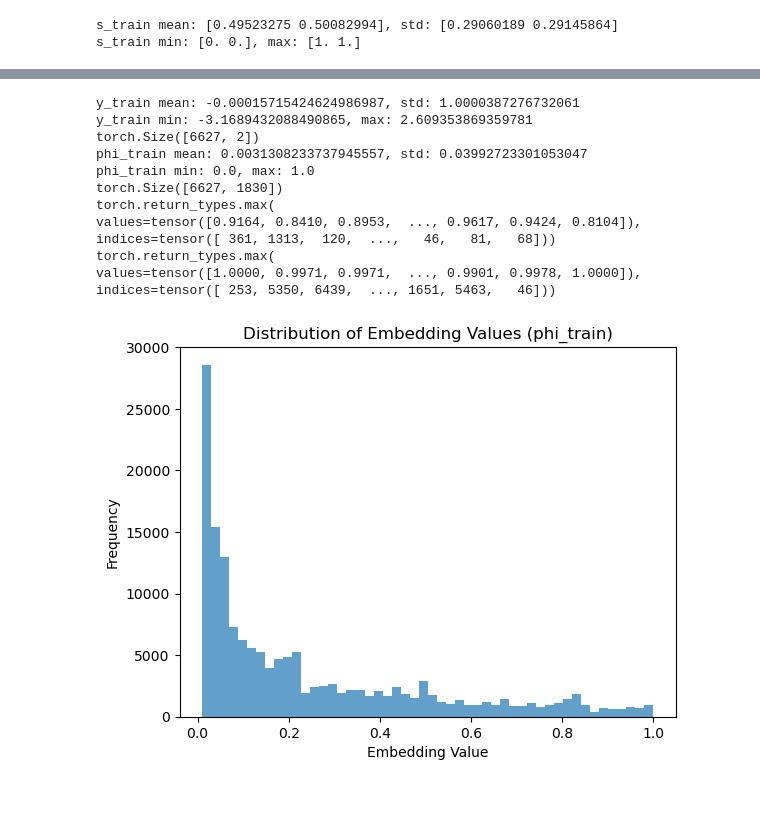
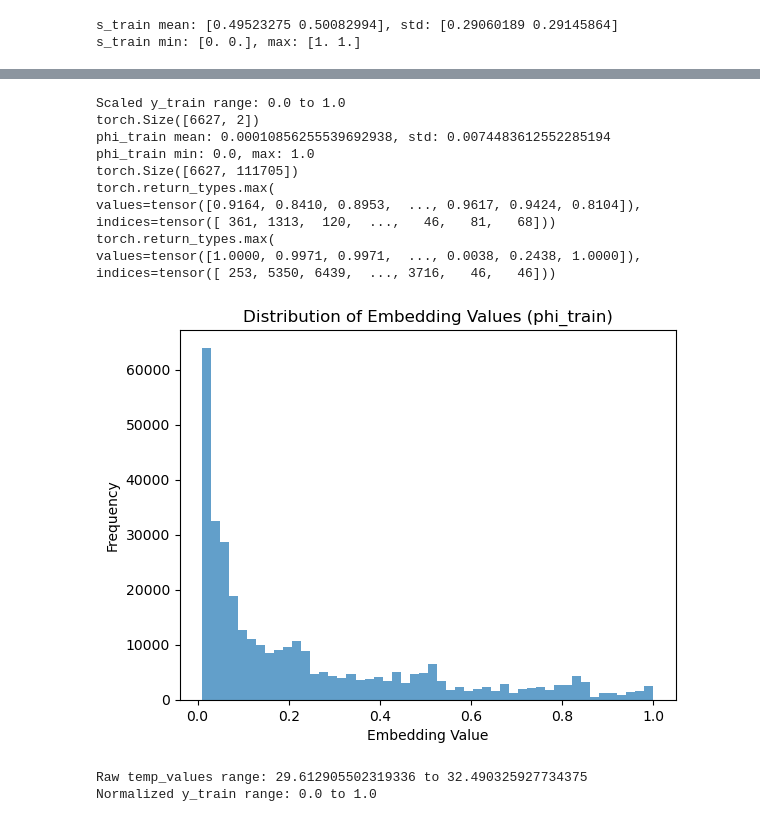
Before and after one commit to elliekkim/deep_ps, a Jupyter notebook: ps_on_durham/dk_ps_durham.ipynb, the cells around one changed output, grey strips where cells are left out. Drawn from its saved outputs; the diff is of its cells as text; code cells hidden in the pictures.

```diff
--- a/ps_on_durham/dk_ps_durham.ipynb
+++ b/ps_on_durham/dk_ps_durham.ipynb
@@ -347,6 +350,4 @@ Text(0.5, 1.0, 'Distribution of Temperature Values')
 # %%
-
-
 s_train, s_val, y_train, y_val, M_train, M_val = train_test_split(grid_points, temp_values, M, test_size=0.2, random_state=42)
 s_test = grid_points  # Use the full grid as the test set
 
@@ -357,7 +358,7 @@ M_val = torch.tensor(M_val, dtype=torch.float32)
 # Define model parameters
 num_hidden_layers = 1
 hidden_dims = 100
-K = 3  # embedding layer will update K based on DeepKrigingEmbedding3d
+K = 4
 
 # Instantiate the embedding layer
 embedding_layer = DeepKrigingEmbedding3d(K)
@@ -366,15 +367,8 @@ input_dim = sum(embedding_layer.num_basis) # 1830
 # Normalize s-coords
 s_min, s_max = grid_points.min(axis=0), grid_points.max(axis=0)
 s_train = (s_train - s_min) / (s_max - s_min)
-# s_train = s_train /100
 s_val = (s_val - s_min) / (s_max - s_min)
-# s_val = s_val /100
 s_test = (s_test - s_min) / (s_max - s_min)
-# s_test = s_test /100
-
-# # plot scatterplot of s_train:
-# plt.figure(figsize=(10, 6))
-# plt.scatter(s_train[:, 1], s_train[:, 0], s=1)
 
 print(f"s_train mean: {s_train.mean(axis=0)}, std: {s_train.std(axis=0)}")
 print(f"s_train min: {s_train.min(axis=0)}, max: {s_train.max(axis=0)}")
@@ -384,15 +387,19 @@ s_train min: [0. 0.], max: [1. 1.]
 # %%
 # Compute the mean and standard deviation of temp_values
-y_mean = temp_values.mean()
-y_std = temp_values.std()
+# y_mean = temp_values.mean()
+# y_std = temp_values.std()
 
-# Normalize temperature values
-y_train = (y_train - y_mean) / y_std
-y_val = (y_val - y_mean) / y_std
-y_test = (temp_values - y_mean) / y_std
+# # Normalize temperature values
+# y_train = (y_train - y_mean) / y_std
+# y_val = (y_val - y_mean) / y_std
+# y_test = (temp_values - y_mean) / y_std
 
-print(f"y_train mean: {y_train.mean()}, std: {y_train.std()}")
-print(f"y_train min: {y_train.min()}, max: {y_train.max()}")
+# print(f"y_train mean: {y_train.mean()}, std: {y_train.std()}")
+# print(f"y_train min: {y_train.min()}, max: {y_train.max()}")
+
+y_min, y_max = temp_values.min(), temp_values.max()
+y_train = (y_train - y_min) / (y_max - y_min)  # Scale to [0, 1]
+print(f"Scaled y_train range: {y_train.min()} to {y_train.max()}")
 
 # Convert numpy arrays to torch tensors
 s_train_tensor = torch.tensor(s_train, dtype=torch.float32)
@@ -433,40 +440,45 @@ y_train = torch.tensor(y_train, dtype=torch.float32).view(-1, 1)
 y_val = torch.tensor(y_val, dtype=torch.float32).view(-1, 1)
 y_test = torch.tensor(temp_values, dtype=torch.float32).view(-1, 1)
 y_all_tensor = torch.tensor(temp_values, dtype=torch.float32).view(-1, 1)
 
 
 deepkriging_model = DeepKrigingMLP(input_dim, num_hidden_layers, hidden_dims, K=K, activation='relu')
 
 train_loader = torch.utils.data.DataLoader(
     dataset=torch.utils.data.TensorDataset(phi_train, y_train),
     batch_size=32, shuffle=True
 )
 
 val_loader = torch.utils.data.DataLoader(
     dataset=torch.utils.data.TensorDataset(phi_val, y_val),
     batch_size=32, shuffle=False
 )
 
 test_loader = torch.utils.data.DataLoader(
     dataset=torch.utils.data.TensorDataset(phi_test, y_test),
     batch_size=32, shuffle=False
 )
 
 data_generators = {'train': train_loader, 'val': val_loader, 'test': test_loader}
 # %% [output]
-y_train mean: -0.00015715424624986987, std: 1.0000387276732061
-y_train min: -3.1689432088490865, max: 2.609353869359781
+Scaled y_train range: 0.0 to 1.0
 torch.Size([6627, 2])
-phi_train mean: 0.0031308233737945557, std: 0.03992723301053047
+phi_train mean: 0.00010856255539692938, std: 0.0074483612552285194
 phi_train min: 0.0, max: 1.0
-torch.Size([6627, 1830])
+torch.Size([6627, 111705])
 torch.return_types.max(
 values=tensor([0.9164, 0.8410, 0.8953,  ..., 0.9617, 0.9424, 0.8104]),
 indices=tensor([ 361, 1313,  120,  ...,   46,   81,   68]))
 torch.return_types.max(
-values=tensor([1.0000, 0.9971, 0.9971,  ..., 0.9901, 0.9978, 1.0000]),
-indices=tensor([ 253, 5350, 6439,  ..., 1651, 5463,   46]))
+values=tensor([1.0000, 0.9971, 0.9971,  ..., 0.0038, 0.2438, 1.0000]),
+indices=tensor([ 253, 5350, 6439,  ..., 3716,   46,   46]))
-[figure, old version]
+[figure, new version]
+# %%
+print(f"Raw temp_values range: {temp_values.min()} to {temp_values.max()}")
+print(f"Normalized y_train range: {y_train.min()} to {y_train.max()}")
+# %% [output]
+Raw temp_values range: 29.612905502319336 to 32.490325927734375
+Normalized y_train range: 0.0 to 1.0
 # %%
 # noise_var = 0.01  # Nugget variance
 
```
Also changed, not shown: parts of 9 cells of this notebook, 1 other file.
